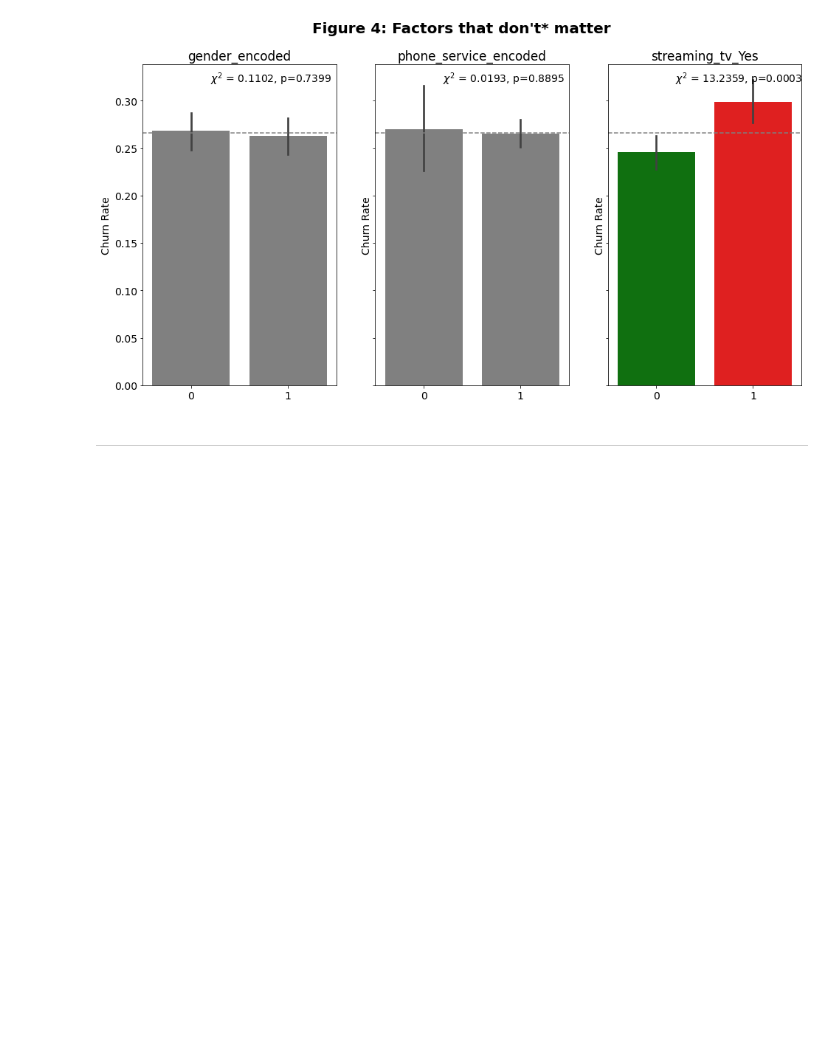
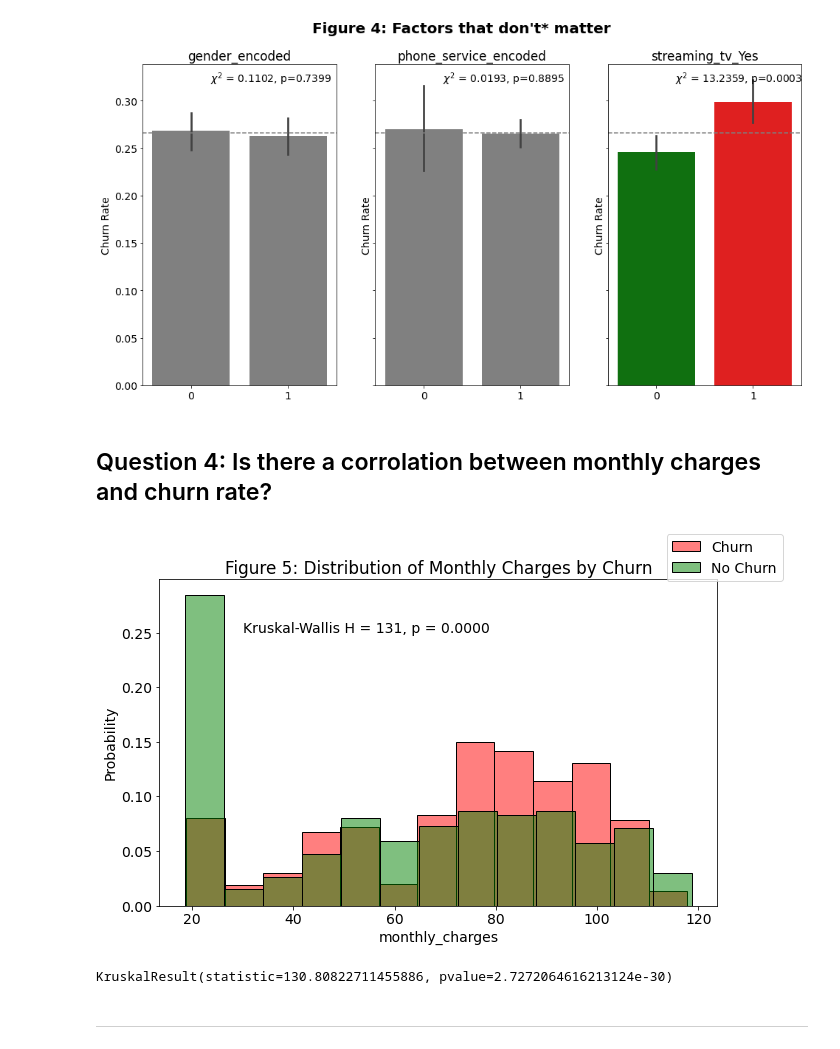
Before and after one commit to Jared-Godar/classification-project, a Jupyter notebook: telco_project_report.ipynb, the cells around one changed output. Drawn from its saved outputs; the diff is of its cells as text; code cells hidden in the pictures; blank space fills up the shorter version.

Commit message:
Add kruskal-wallis

```diff
--- a/telco_project_report.ipynb
+++ b/telco_project_report.ipynb
@@ -229,6 +249,29 @@ for i, feature in enumerate(features):
     ax[i].axhline(churn_rate, ls='--', color='grey')
 # %% [output]
 [figure]
+# %% [markdown]
+## Question 4: Is there a corrolation between monthly charges and churn rate?
+# %%
+import matplotlib.pylab as plt
+import seaborn as sns
+import numpy as np
+
+
+fig = plt.figure(figsize=(10,6))
+plt.title('Figure 5: Distribution of Monthly Charges by Churn')
+sns.histplot(data=churn['monthly_charges'], stat='probability', color = 'red', alpha=0.5, label='Churn')
+sns.histplot(data=no_churn['monthly_charges'], stat='probability', color='green', alpha=0.5, label='No Churn')
+fig.legend(labels=['Churn','No Churn'])
+plt.text(x = 30, y=.25, s=f'Kruskal-Wallis H = 131, p = 0.0000')
+plt.show;
+# %% [output]
+[figure, added]
+# %%
+import scipy
+
+scipy.stats.kruskal(churn.monthly_charges, no_churn.monthly_charges)
+# %% [output]
+KruskalResult(statistic=130.80822711455886, pvalue=2.7272064616213124e-30)
 # %% [markdown]
 ---
 # %% [markdown]
```
Also changed, not shown: parts of 1 cell of this notebook, 2 other files.
